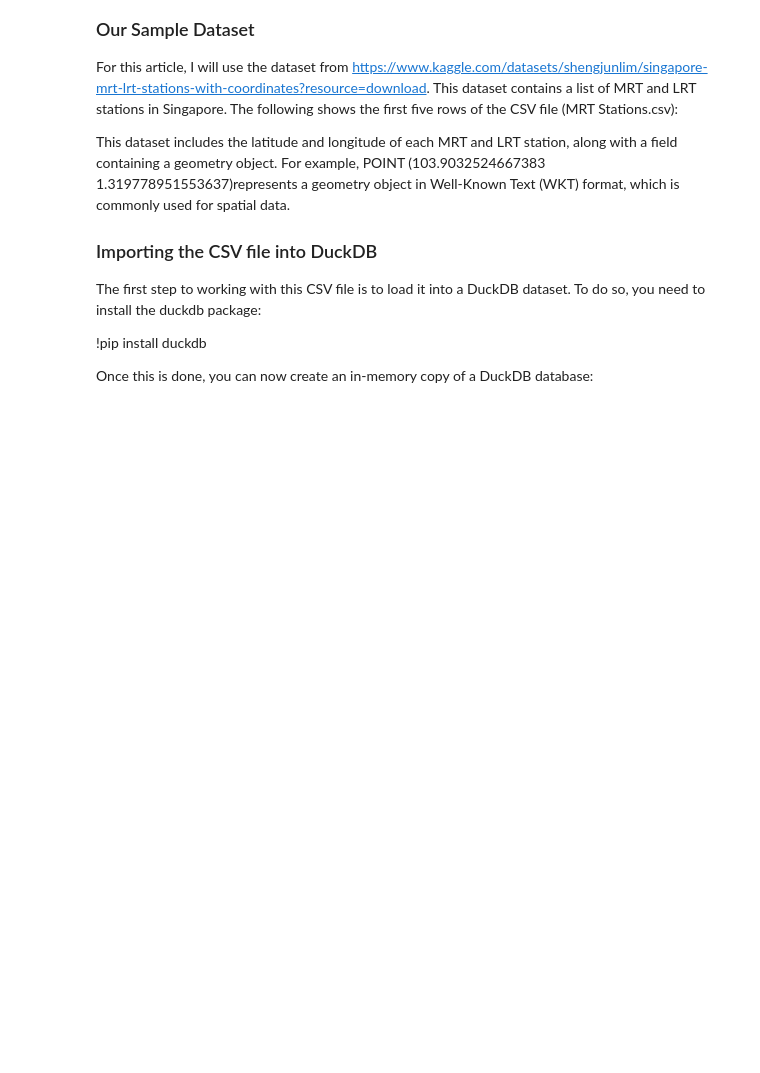
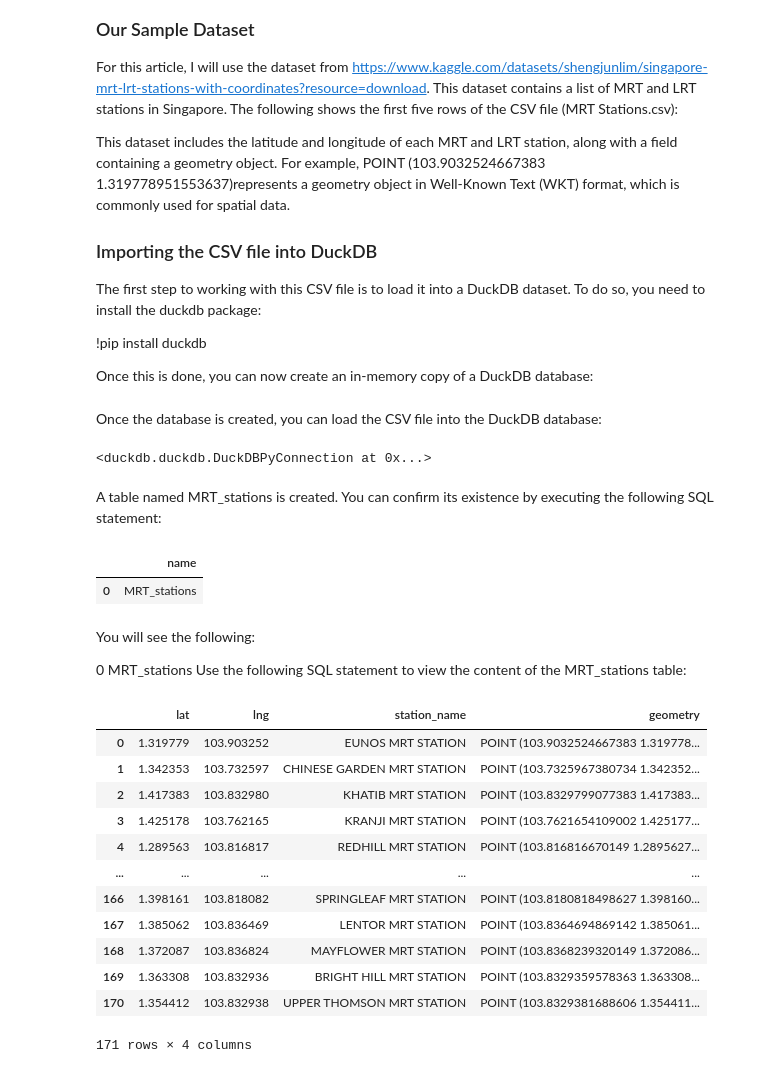
Before and after one commit to UlrikeDetective/maps, a Jupyter notebook: GeospatialDataAnalysisUsingDuckDB/PracticeExcerciseSingaporeMRTStations.ipynb, the cells around one changed output. Drawn from its saved outputs; the diff is of its cells as text; code cells hidden in the pictures; blank space fills up the shorter version.

Commit message:
DuckDB_GeospatialV02

```diff
--- a/GeospatialDataAnalysisUsingDuckDB/PracticeExcerciseSingaporeMRTStations.ipynb
+++ b/GeospatialDataAnalysisUsingDuckDB/PracticeExcerciseSingaporeMRTStations.ipynb
@@ -19,3 +19,58 @@ The first step to working with this CSV file is to load it into a DuckDB dataset
 !pip install duckdb
 
 Once this is done, you can now create an in-memory copy of a DuckDB database:
+# %%
+import duckdb
+
+conn = duckdb.connect()
+# %% [markdown]
+Once the database is created, you can load the CSV file into the DuckDB database:
+# %%
+conn.execute('''
+    CREATE TABLE MRT_stations
+    as
+    SELECT
+        *
+    FROM read_csv_auto('/path to file/MRTStations.csv')
+''')
+# %% [output]
+<duckdb.duckdb.DuckDBPyConnection at 0x...>
+# %% [markdown]
+A table named MRT_stations is created. You can confirm its existence by executing the following SQL statement:
+# %%
+display(conn.execute('SHOW TABLES').df())
+# %% [output]
+|  | name |
+| 0 | MRT_stations |
+# %% [markdown]
+You will see the following:
+
+0 MRT_stations
+Use the following SQL statement to view the content of the MRT_stations table:
+# %%
+df = conn.execute('''
+    SELECT
+        Latitude as lat,
+        Longitude as lng,
+        STN_NAME as station_name,
+        geometry
+    FROM MRT_stations
+    WHERE
+        (lat is not null) or
+        (lng is not null)
+''').df()
+df
+# %% [output]
+|  | lat | lng | station_name | geometry |
+| 0 | 1.319779 | 103.903252 | EUNOS MRT STATION | POINT (103.9032524667383 1.319778... |
+| 1 | 1.342353 | 103.732597 | CHINESE GARDEN MRT STATION | POINT (103.7325967380734 1.342352... |
+| 2 | 1.417383 | 103.832980 | KHATIB MRT STATION | POINT (103.8329799077383 1.417383... |
+| 3 | 1.425178 | 103.762165 | KRANJI MRT STATION | POINT (103.7621654109002 1.425177... |
+| 4 | 1.289563 | 103.816817 | REDHILL MRT STATION | POINT (103.816816670149 1.2895627... |
+| ... | ... | ... | ... | ... |
+| 166 | 1.398161 | 103.818082 | SPRINGLEAF MRT STATION | POINT (103.8180818498627 1.398160... |
+| 167 | 1.385062 | 103.836469 | LENTOR MRT STATION | POINT (103.8364694869142 1.385061... |
+| 168 | 1.372087 | 103.836824 | MAYFLOWER MRT STATION | POINT (103.8368239320149 1.372086... |
+| 169 | 1.363308 | 103.832936 | BRIGHT HILL MRT STATION | POINT (103.8329359578363 1.363308... |
+| 170 | 1.354412 | 103.832938 | UPPER THOMSON MRT STATION | POINT (103.8329381688606 1.354411... |
+171 rows × 4 columns
```
Also changed, not shown: parts of 6 cells of this notebook.
